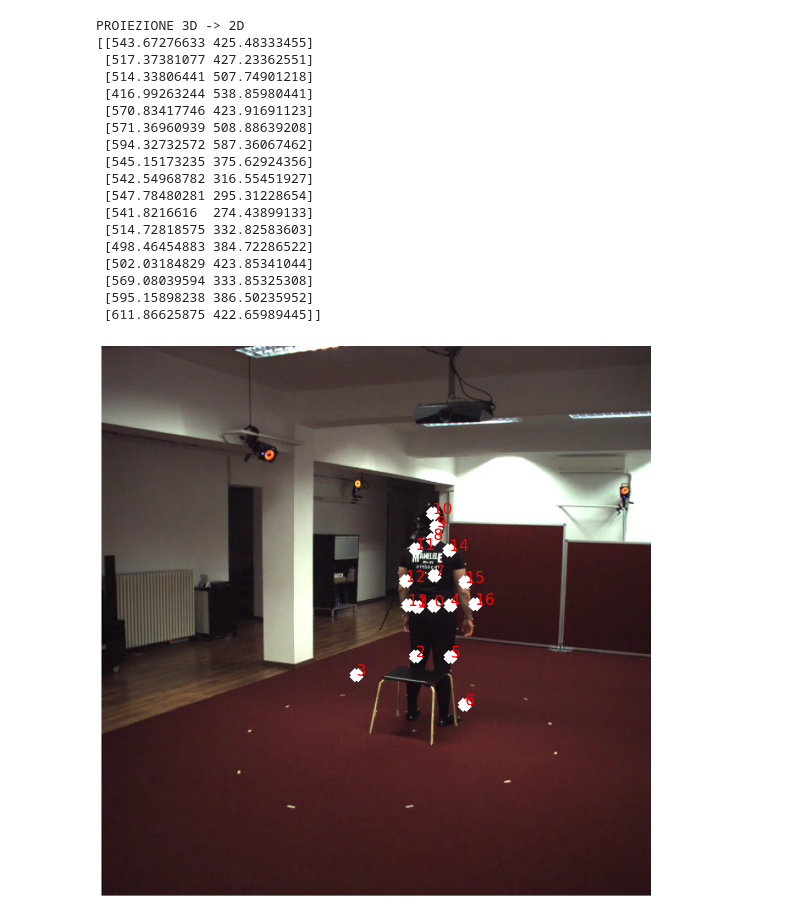
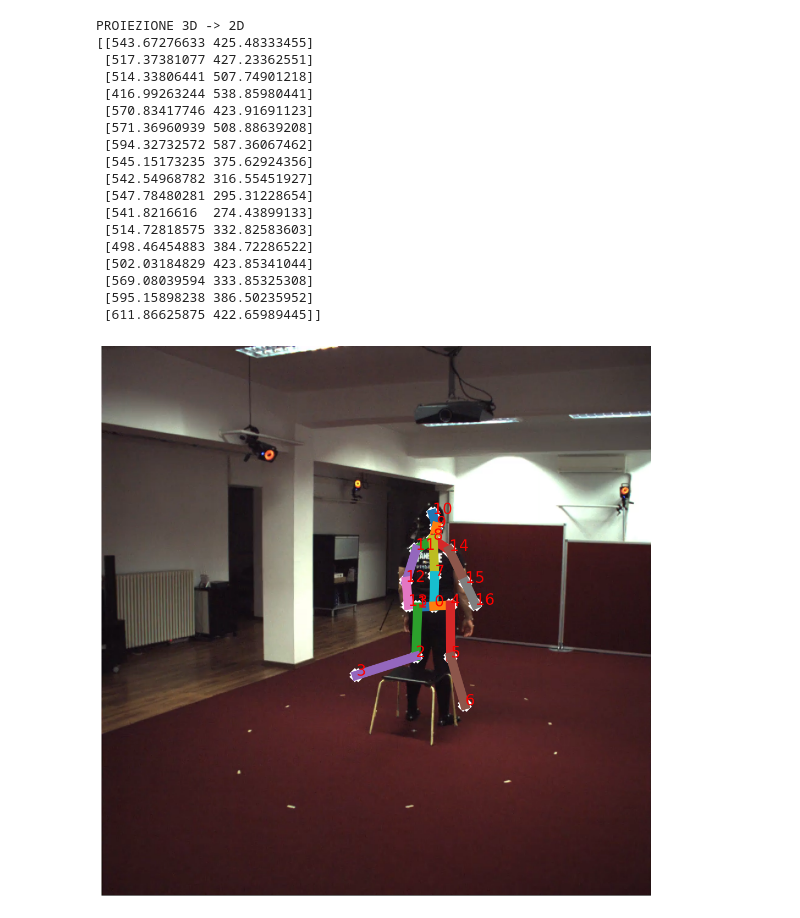
Before and after one commit to adgx/lcn-pose, a Jupyter notebook: visualization/notebooks/visualiza_human_prediction.ipynb, the cells around one changed output. Cells and saved outputs as stored; diff of their text form; code cells hidden in the pictures.

Commit message:
Fix train and adding visualization error

```diff
--- a/visualization/notebooks/visualiza_human_prediction.ipynb
+++ b/visualization/notebooks/visualiza_human_prediction.ipynb
@@ -62,35 +62,35 @@ pred = image_to_camera_frame(pose3d_image_frame=pred, box=dataitem_gt[idx]['box'
             camera=dataitem_gt[idx]['camera_param'], rootIdx=0,
             root_depth=dataitem_gt[idx]['root_depth'])
 
 #Conversione
 j3d_in_camera = np.matmul(np.array(pred) - cam_params['extrinsics']['T'], np.transpose(cam_params['extrinsics']['R']))
 pred = j3d_in_camera
 
 frame = frames[0]
 j2d_camera = project_3d_to_2d(j3d_in_camera, cam_params['intrinsics_w_distortion'], 'w_distortion')
 print("PROIEZIONE 3D -> 2D")
 print(j2d_camera)
-plot_over_image(frame, j2d_camera, with_ids=True, with_limbs=False)
+plot_over_image(frame, j2d_camera)
 # %% [output]
 PROIEZIONE 3D -> 2D
 [[543.67276633 425.48333455]
  [517.37381077 427.23362551]
  [514.33806441 507.74901218]
  [416.99263244 538.85980441]
  [570.83417746 423.91691123]
  [571.36960939 508.88639208]
  [594.32732572 587.36067462]
  [545.15173235 375.62924356]
  [542.54968782 316.55451927]
  [547.78480281 295.31228654]
  [541.8216616  274.43899133]
  [514.72818575 332.82583603]
  [498.46454883 384.72286522]
  [502.03184829 423.85341044]
  [569.08039594 333.85325308]
  [595.15898238 386.50235952]
  [611.86625875 422.65989445]]
-[figure, old version]
+[figure, new version]
 # %%
 import numpy as np
 from mpl_toolkits import mplot3d
```
Also changed, not shown: parts of 1 cell of this notebook, 11 other files.
